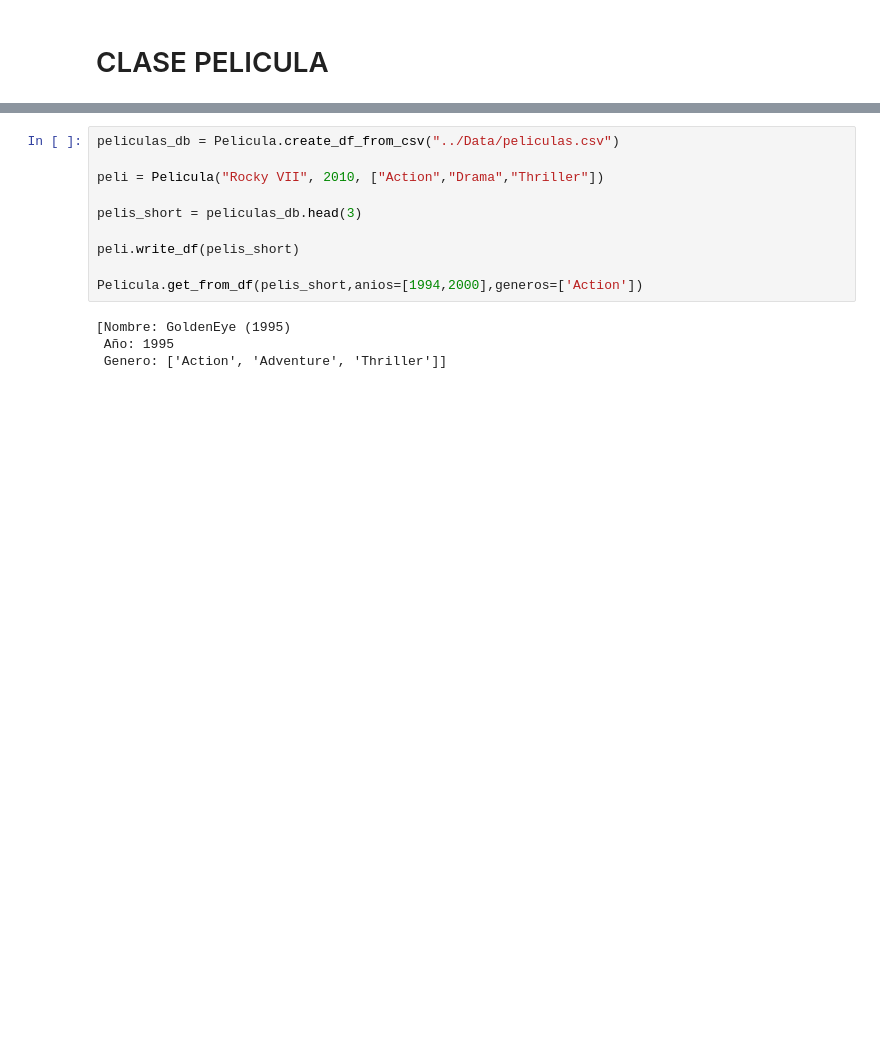
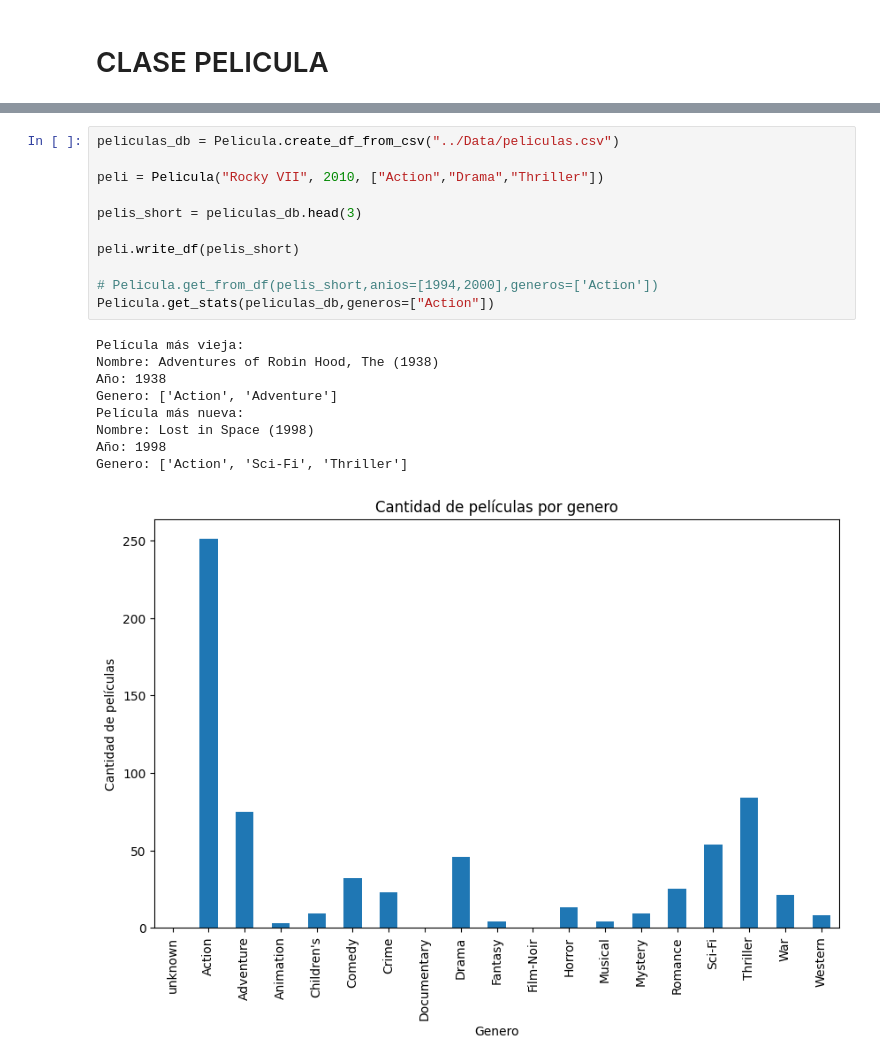
Before and after one commit to jgonzet/DeepLearning_TP1, a Jupyter notebook: Scripts/data_preparation.ipynb, the cells around one changed output, grey strips where cells are left out. Saved outputs shown, nothing was run; the diff lists cells and outputs as text; blank space fills up the shorter version.

Commit message:
Se termino de hacer funcionar a Pelicula.get_stats()

```diff
--- a/Scripts/data_preparation.ipynb
+++ b/Scripts/data_preparation.ipynb
@@ -116,14 +157,21 @@ class Pelicula:
 # %%
 peliculas_db = Pelicula.create_df_from_csv("../Data/peliculas.csv")
 
 peli = Pelicula("Rocky VII", 2010, ["Action","Drama","Thriller"])
 
 pelis_short = peliculas_db.head(3)
 
 peli.write_df(pelis_short)
 
-Pelicula.get_from_df(pelis_short,anios=[1994,2000],generos=['Action'])
+# Pelicula.get_from_df(pelis_short,anios=[1994,2000],generos=['Action'])
+Pelicula.get_stats(peliculas_db,generos=["Action"])
 # %% [output]
-[Nombre: GoldenEye (1995)
- Año: 1995
- Genero: ['Action', 'Adventure', 'Thriller']]
+Película más vieja:
+Nombre: Adventures of Robin Hood, The (1938)
+Año: 1938
+Genero: ['Action', 'Adventure']
+Película más nueva:
+Nombre: Lost in Space (1998)
+Año: 1998
+Genero: ['Action', 'Sci-Fi', 'Thriller']
+[figure, added]
```
Also changed, not shown: parts of 3 cells of this notebook, 1 other file.
